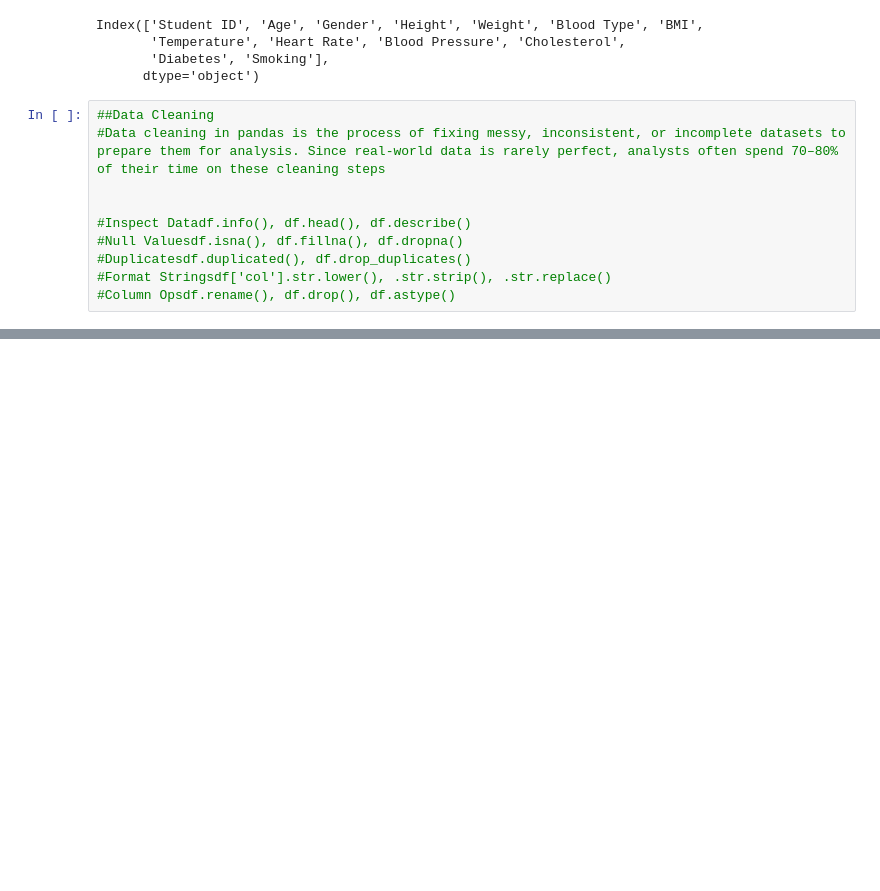
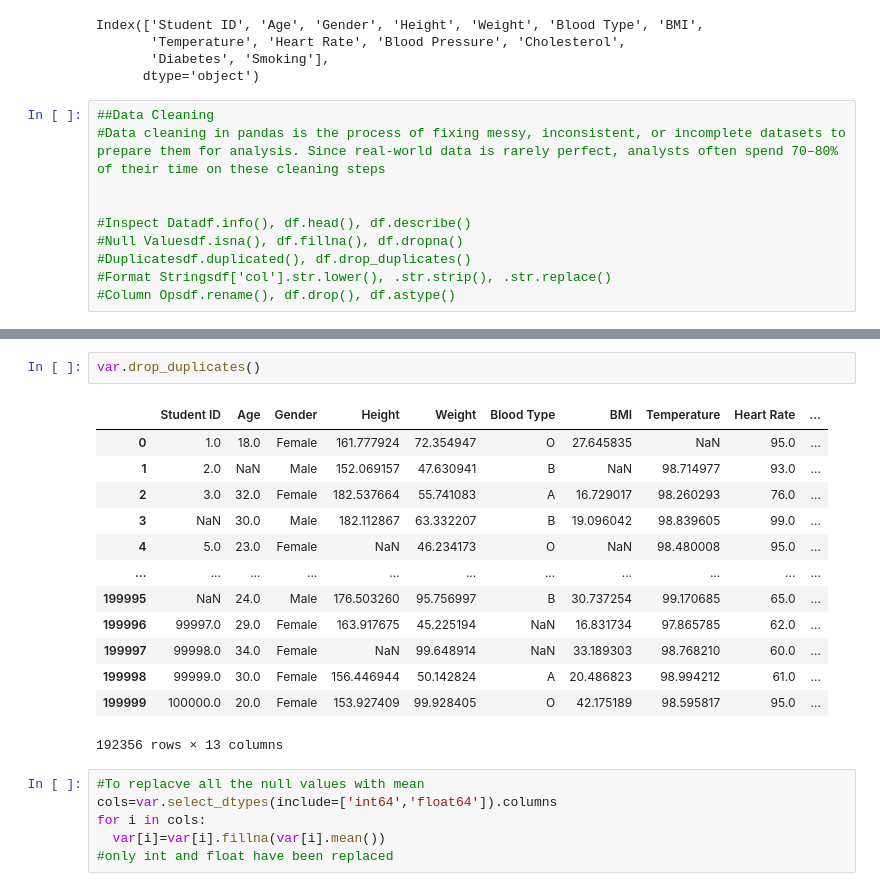
Before and after one commit to eashwardarur/DA, a Jupyter notebook: DAY1.ipynb, the cells around one changed output, grey strips where cells are left out. Cells and saved outputs as stored; diff of their text form; blank space fills up the shorter version.

```diff
--- a/DAY1.ipynb
+++ b/DAY1.ipynb
@@ -166,0 +186,22 @@ Index(['Student ID', 'Age', 'Gender', 'Height', 'Weight', 'Blood Type', 'BMI',
+# %%
+var.drop_duplicates()
+# %% [output]
+|  | Student ID | Age | Gender | Height | Weight | Blood Type | BMI | Temperature | Heart Rate | ... |
+| 0 | 1.0 | 18.0 | Female | 161.777924 | 72.354947 | O | 27.645835 | NaN | 95.0 | ... |
+| 1 | 2.0 | NaN | Male | 152.069157 | 47.630941 | B | NaN | 98.714977 | 93.0 | ... |
+| 2 | 3.0 | 32.0 | Female | 182.537664 | 55.741083 | A | 16.729017 | 98.260293 | 76.0 | ... |
+| 3 | NaN | 30.0 | Male | 182.112867 | 63.332207 | B | 19.096042 | 98.839605 | 99.0 | ... |
+| 4 | 5.0 | 23.0 | Female | NaN | 46.234173 | O | NaN | 98.480008 | 95.0 | ... |
+| ... | ... | ... | ... | ... | ... | ... | ... | ... | ... | ... |
+| 199995 | NaN | 24.0 | Male | 176.503260 | 95.756997 | B | 30.737254 | 99.170685 | 65.0 | ... |
+| 199996 | 99997.0 | 29.0 | Female | 163.917675 | 45.225194 | NaN | 16.831734 | 97.865785 | 62.0 | ... |
+| 199997 | 99998.0 | 34.0 | Female | NaN | 99.648914 | NaN | 33.189303 | 98.768210 | 60.0 | ... |
+| 199998 | 99999.0 | 30.0 | Female | 156.446944 | 50.142824 | A | 20.486823 | 98.994212 | 61.0 | ... |
+| 199999 | 100000.0 | 20.0 | Female | 153.927409 | 99.928405 | O | 42.175189 | 98.595817 | 95.0 | ... |
+192356 rows × 13 columns
+# %%
+#To replacve all the null values with mean
+cols=var.select_dtypes(include=['int64','float64']).columns
+for i in cols:
+  var[i]=var[i].fillna(var[i].mean())
+#only int and float have been replaced
```
Also changed, not shown: parts of 4 cells of this notebook.
